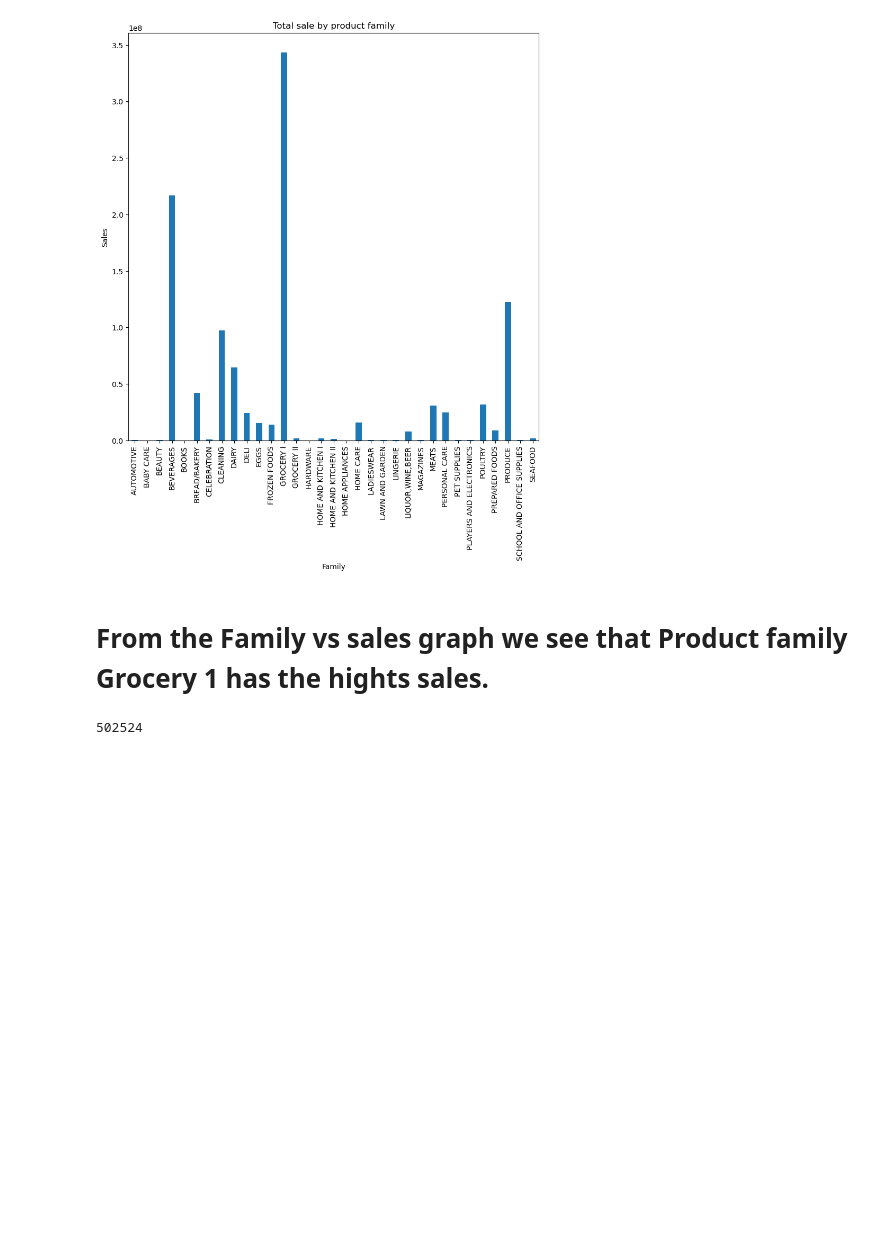
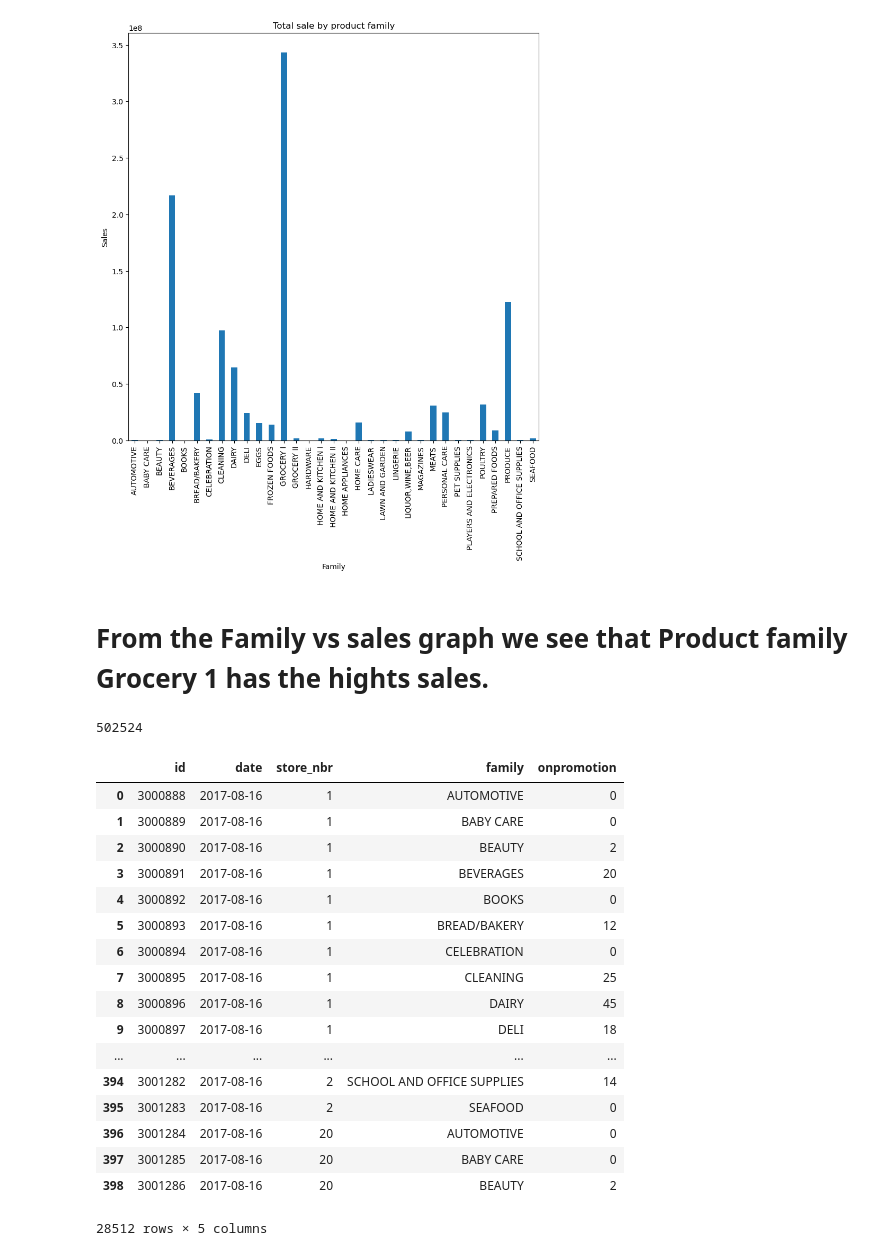
Before and after one commit to divaynagpal/MS422FinalProject, a Jupyter notebook: StoreSalesPrediction.ipynb, the cells around one changed output. Cells and saved outputs as stored; diff of their text form; code cells hidden in the pictures; blank space fills up the shorter version.

```diff
--- a/StoreSalesPrediction.ipynb
+++ b/StoreSalesPrediction.ipynb
@@ -6,6 +6,8 @@
 import pandas as pd
 import numpy as np
 import matplotlib.pyplot as plt
+pd.options.display.max_rows = 10000
+pd.options.display.min_rows = 1000
 # %%
 #import train data
 df_train = pd.read_csv("../data/store-sales-time-series-forecasting/train.csv")
@@ -263,3 +456,24 @@ train_holidays = pd.merge(df_train, df_holidays , on = 'date' , how = 'left')
 train_holidays['type'].notna().sum()
 # %% [output]
 502524
+# %%
+df_test
+# %% [output]
+|  | id | date | store_nbr | family | onpromotion |
+| 0 | 3000888 | 2017-08-16 | 1 | AUTOMOTIVE | 0 |
+| 1 | 3000889 | 2017-08-16 | 1 | BABY CARE | 0 |
+| 2 | 3000890 | 2017-08-16 | 1 | BEAUTY | 2 |
+| 3 | 3000891 | 2017-08-16 | 1 | BEVERAGES | 20 |
+| 4 | 3000892 | 2017-08-16 | 1 | BOOKS | 0 |
+| 5 | 3000893 | 2017-08-16 | 1 | BREAD/BAKERY | 12 |
+| 6 | 3000894 | 2017-08-16 | 1 | CELEBRATION | 0 |
+| 7 | 3000895 | 2017-08-16 | 1 | CLEANING | 25 |
+| 8 | 3000896 | 2017-08-16 | 1 | DAIRY | 45 |
+| 9 | 3000897 | 2017-08-16 | 1 | DELI | 18 |
+| ... | ... | ... | ... | ... | ... |
+| 394 | 3001282 | 2017-08-16 | 2 | SCHOOL AND OFFICE SUPPLIES | 14 |
+| 395 | 3001283 | 2017-08-16 | 2 | SEAFOOD | 0 |
+| 396 | 3001284 | 2017-08-16 | 20 | AUTOMOTIVE | 0 |
+| 397 | 3001285 | 2017-08-16 | 20 | BABY CARE | 0 |
+| 398 | 3001286 | 2017-08-16 | 20 | BEAUTY | 2 |
+28512 rows × 5 columns
```
Also changed, not shown: parts of 39 cells of this notebook, 1 other file.
